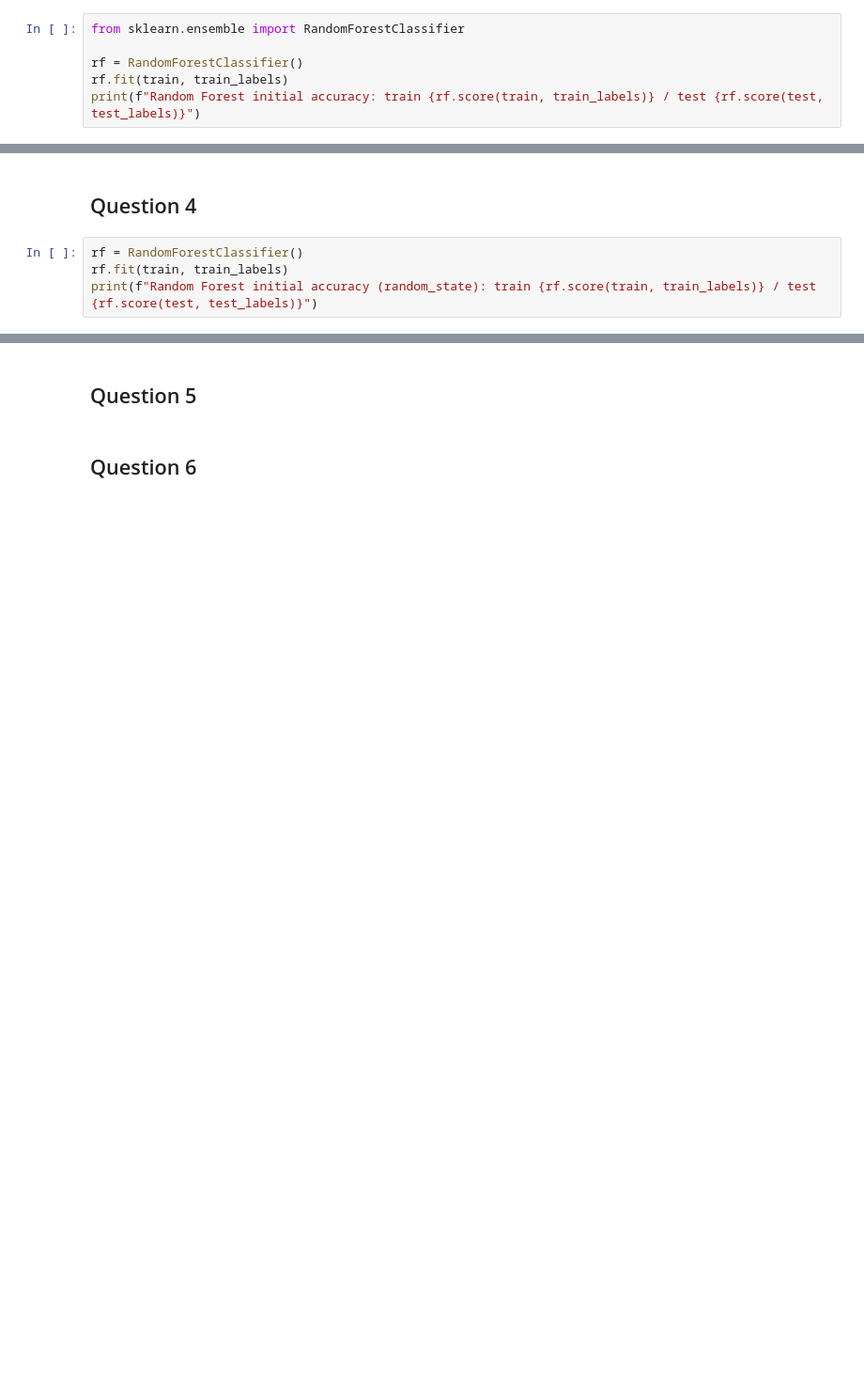
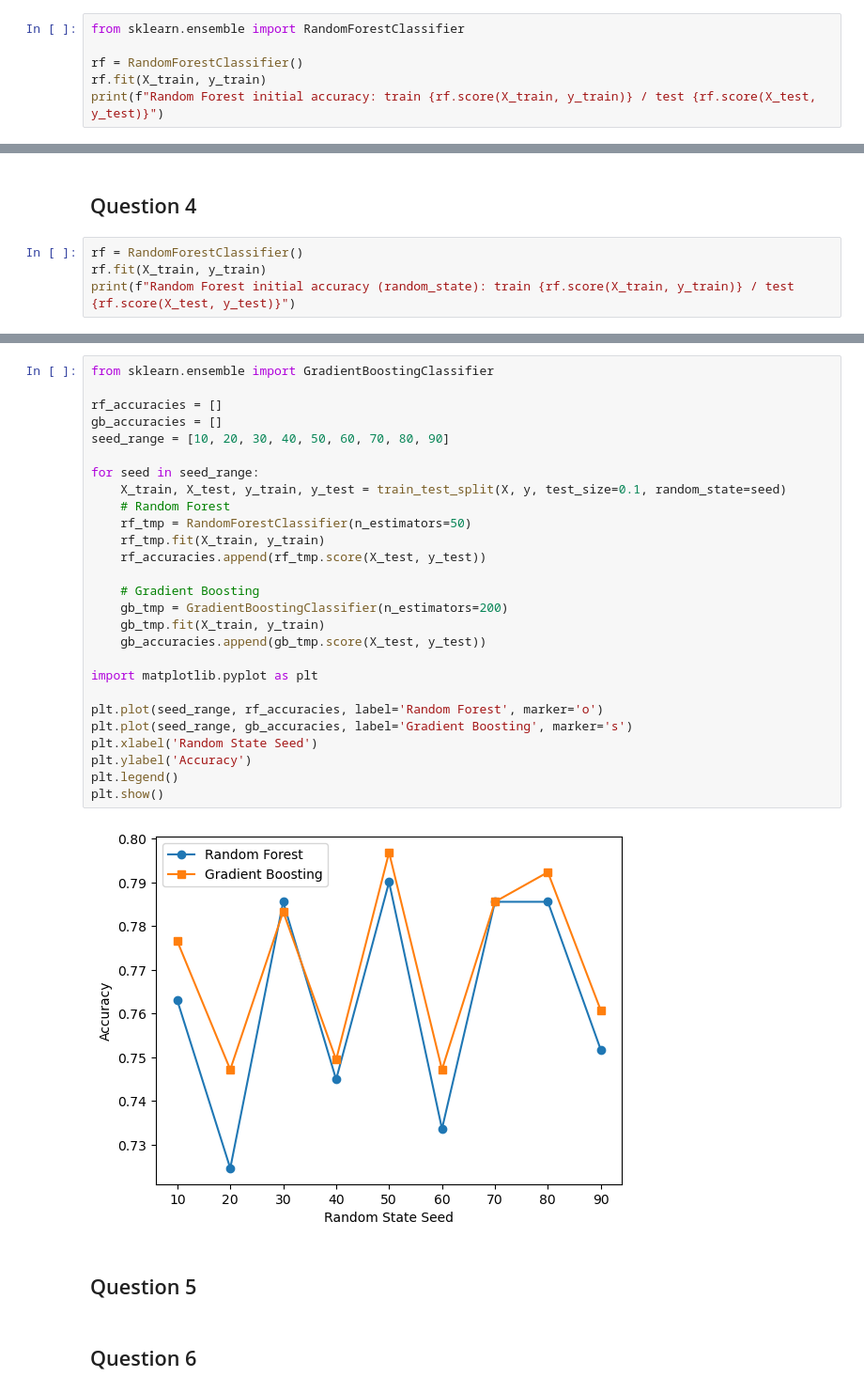
Before and after one commit to WiredMind2/Machine-Learning, a Jupyter notebook: notebook.ipynb, the cells around one changed output, grey strips where cells are left out. Shown at 94% size. Drawn from its saved outputs; the diff is of its cells as text; blank space fills up the shorter version.

```diff
--- a/notebook.ipynb
+++ b/notebook.ipynb
@@ -51,5 +51,5 @@ X_train, X_test, y_train, y_test = train_test_split(X, y, test_size=0.1, random_
 from sklearn.ensemble import RandomForestClassifier
 
 rf = RandomForestClassifier()
-rf.fit(train, train_labels)
-print(f"Random Forest initial accuracy: train {rf.score(train, train_labels)} / test {rf.score(test, test_labels)}")
+rf.fit(X_train, y_train)
+print(f"Random Forest initial accuracy: train {rf.score(X_train, y_train)} / test {rf.score(X_test, y_test)}")
@@ -57,5 +59,5 @@ print(f"Random Forest initial accuracy: train {rf.score(train, train_labels)} /
 ## Question 4
 # %%
 rf = RandomForestClassifier()
-rf.fit(train, train_labels)
-print(f"Random Forest initial accuracy (random_state): train {rf.score(train, train_labels)} / test {rf.score(test, test_labels)}")
+rf.fit(X_train, y_train)
+print(f"Random Forest initial accuracy (random_state): train {rf.score(X_train, y_train)} / test {rf.score(X_test, y_test)}")
@@ -62,3 +66,32 @@ print(f"Random Forest initial accuracy (random_state): train {rf.score(train, tr
+# %%
+from sklearn.ensemble import GradientBoostingClassifier
+
+rf_accuracies = []
+gb_accuracies = []
+seed_range = [10, 20, 30, 40, 50, 60, 70, 80, 90]
+
+for seed in seed_range:
+    X_train, X_test, y_train, y_test = train_test_split(X, y, test_size=0.1, random_state=seed)
+    # Random Forest
+    rf_tmp = RandomForestClassifier(n_estimators=50)
+    rf_tmp.fit(X_train, y_train)
+    rf_accuracies.append(rf_tmp.score(X_test, y_test))
+
+    # Gradient Boosting
+    gb_tmp = GradientBoostingClassifier(n_estimators=200)
+    gb_tmp.fit(X_train, y_train)
+    gb_accuracies.append(gb_tmp.score(X_test, y_test))
+
+import matplotlib.pyplot as plt
+
+plt.plot(seed_range, rf_accuracies, label='Random Forest', marker='o')
+plt.plot(seed_range, gb_accuracies, label='Gradient Boosting', marker='s')
+plt.xlabel('Random State Seed')
+plt.ylabel('Accuracy')
+plt.legend()
+plt.show()
+# %% [output]
+[figure, added]
 # %% [markdown]
 ## Question 5
 # %% [markdown]
```
Also changed, not shown: parts of 3 cells of this notebook.
